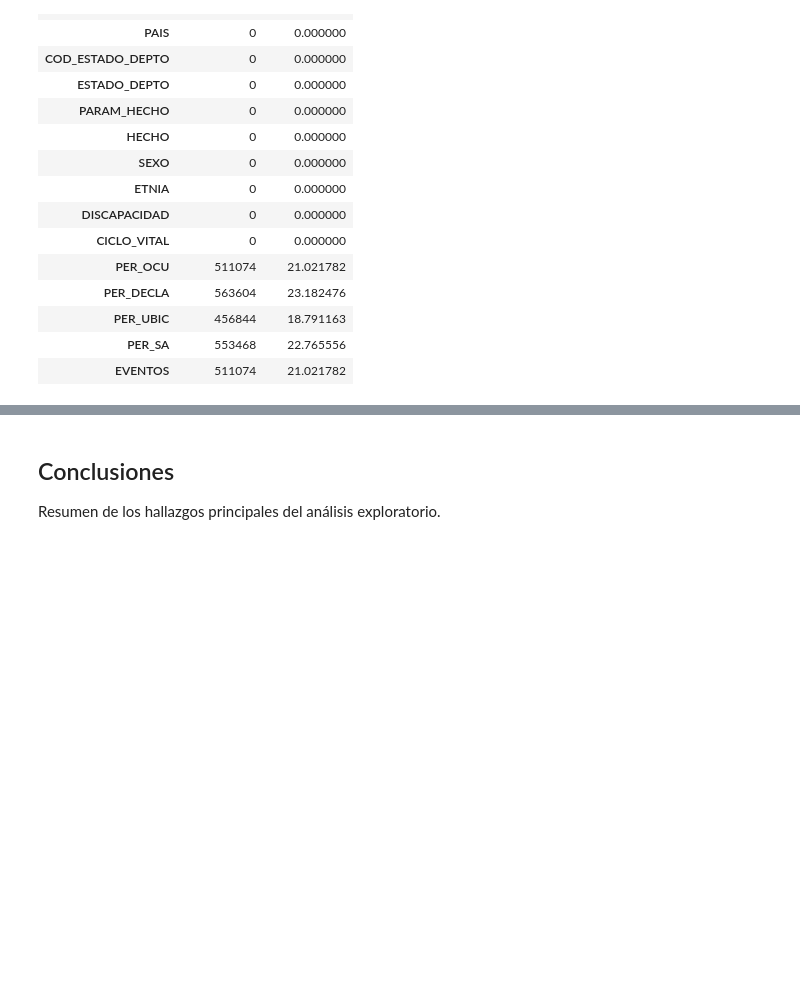
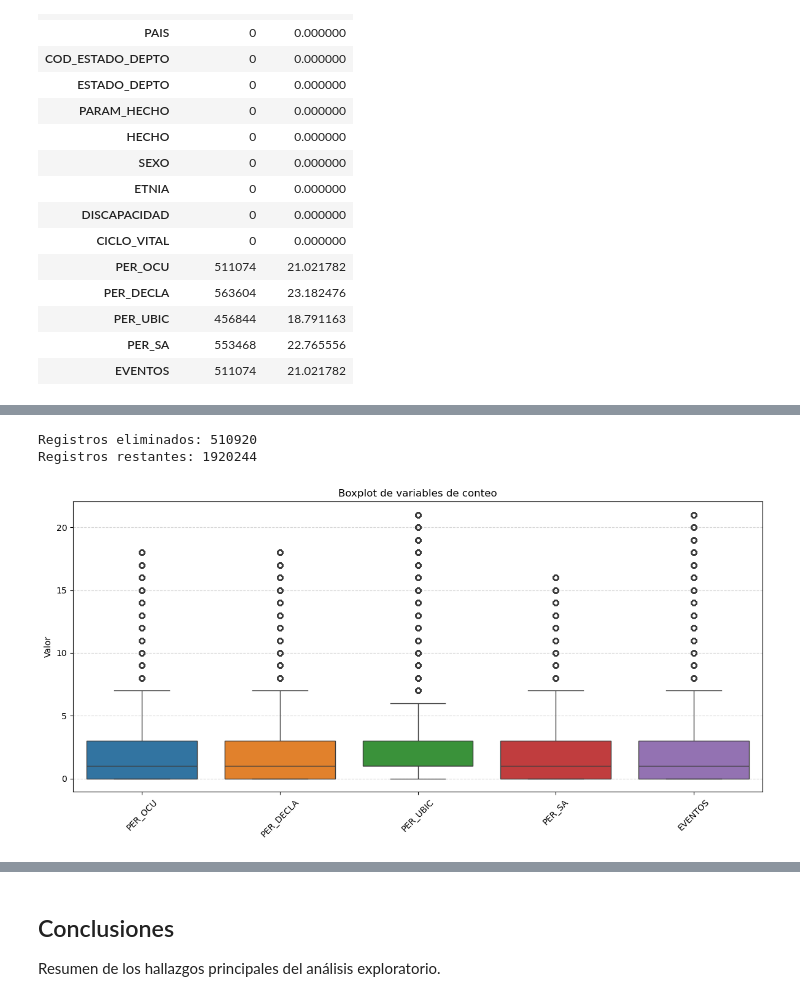
Before and after one commit to SantiRendon/memoria-abierta-conflicto-armado-colombia-2022-2025, a Jupyter notebook: notebooks/01_analisis_exploratorio_victimas.ipynb, the cells around one changed output, grey strips where cells are left out. Saved outputs shown, nothing was run; the diff lists cells and outputs as text; code cells hidden in the pictures; blank space fills up the shorter version.

Commit message:
refactor(eda): refining outlier detection approach, still under testing

```diff
--- a/notebooks/01_analisis_exploratorio_victimas.ipynb
+++ b/notebooks/01_analisis_exploratorio_victimas.ipynb
@@ -545,0 +288,3 @@ Distribución de Víctimas por Ciclo Vital:
+# %%
+columnas_grupo = ['COD_ESTADO_DEPTO','ESTADO_DEPTO', 'PARAM_HECHO','HECHO', 'SEXO',  'ETNIA', 'DISCAPACIDAD', 'CICLO_VITAL']
+variables_conteo = ['PER_OCU', 'PER_DECLA', 'PER_UBIC', 'PER_SA', 'EVENTOS']
@@ -545,0 +469,13 @@ Distribución de Víctimas por Ciclo Vital:
+# %%
+# Paso 1: Crear una máscara booleana para marcar outliers en cualquier columna
+outlier_mask = pd.Series(False, index=df.index)
+
+for col in variables_conteo:
+    Q1 = df[col].quantile(0.25)
+    Q3 = df[col].quantile(0.75)
+    IQR = Q3 - Q1
+    lower_bound = Q1 - 1.5 * IQR
+    upper_bound = Q3 + 1.5 * IQR
+
+    # Marcar como True los registros fuera del rango permitido
+    outlier_mask |= (df[col] < lower_bound) | (df[col] > upper_bound)
@@ -545,0 +499,21 @@ Distribución de Víctimas por Ciclo Vital:
+# %%
+# Paso 3: Filtrar el DataFrame conservando solo registros válidos
+df = df[~outlier_mask].copy()
+# %%
+# Paso 4: Reporte rápido
+print(f"Registros eliminados: {outlier_mask.sum()}")
+print(f"Registros restantes: {len(df)}")
+# %% [output]
+Registros eliminados: 510920
+Registros restantes: 1920244
+# %%
+plt.figure(figsize=(12, 6))
+sns.boxplot(data=df[variables_conteo])
+plt.title("Boxplot de variables de conteo")
+plt.ylabel("Valor")
+plt.xticks(rotation=45)
+plt.grid(True, axis='y', linestyle='--', alpha=0.5)
+plt.tight_layout()
+plt.show()
+# %% [output]
+[figure, added]
```
Also changed, not shown: parts of 28 cells of this notebook.
